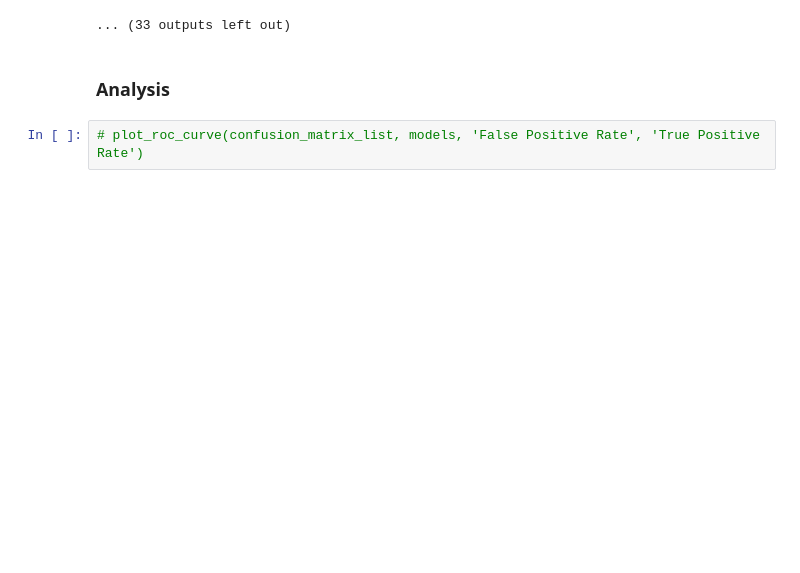
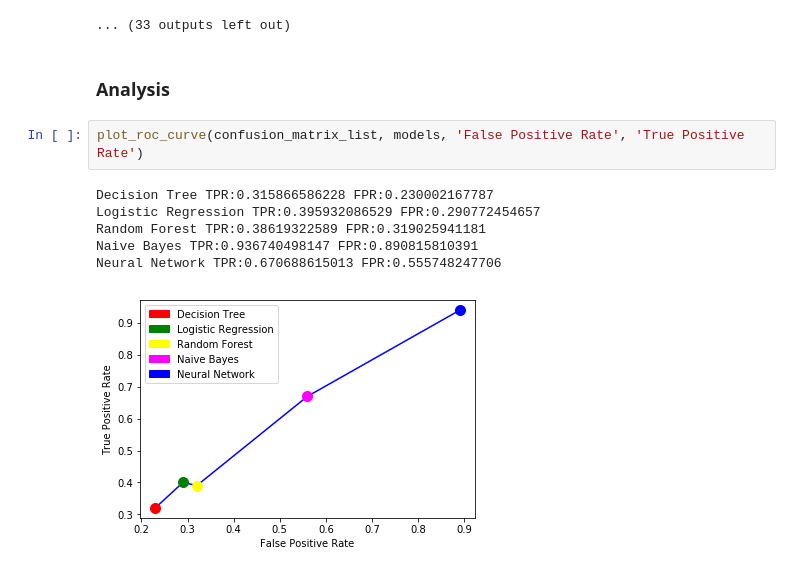
Before and after one commit to ml-medics/diabetes-ml-study, a Jupyter notebook: Hospital Dataset Analysis.ipynb, the cells around one changed output. Saved outputs shown, nothing was run; the diff lists cells and outputs as text; blank space fills up the shorter version.

```diff
--- a/Hospital Dataset Analysis.ipynb
+++ b/Hospital Dataset Analysis.ipynb
@@ -290,4 +272,11 @@ avg / total       0.55      0.56      0.53     25442
 # %% [markdown]
 ### Analysis
 # %%
-# plot_roc_curve(confusion_matrix_list, models, 'False Positive Rate', 'True Positive Rate')
+plot_roc_curve(confusion_matrix_list, models, 'False Positive Rate', 'True Positive Rate')
+# %% [output]
+Decision Tree TPR:0.315866586228 FPR:0.230002167787
+Logistic Regression TPR:0.395932086529 FPR:0.290772454657
+Random Forest TPR:0.38619322589 FPR:0.319025941181
+Naive Bayes TPR:0.936740498147 FPR:0.890815810391
+Neural Network TPR:0.670688615013 FPR:0.555748247706
+[figure, added]
```
Also changed, not shown: parts of 3 cells of this notebook, 4 other files.
